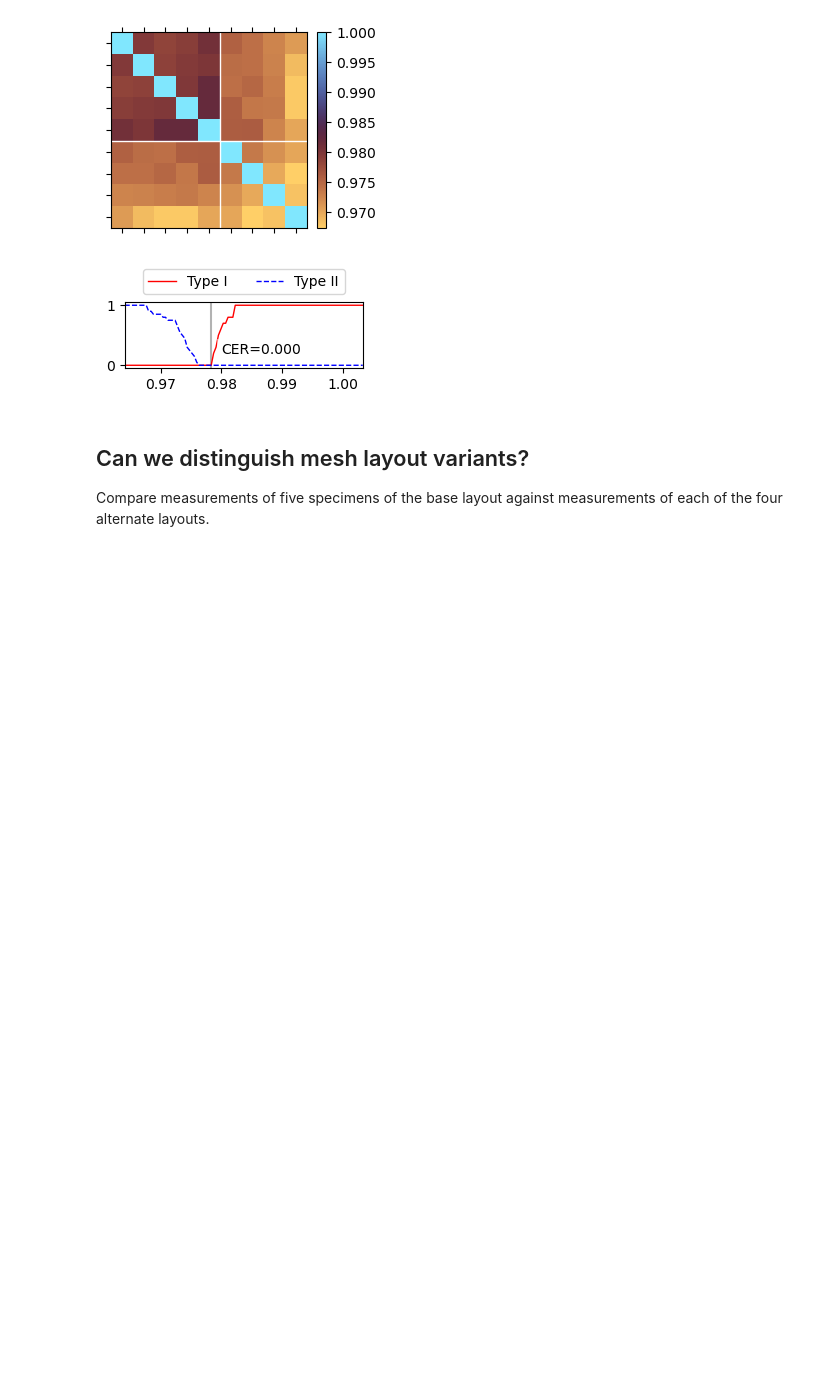
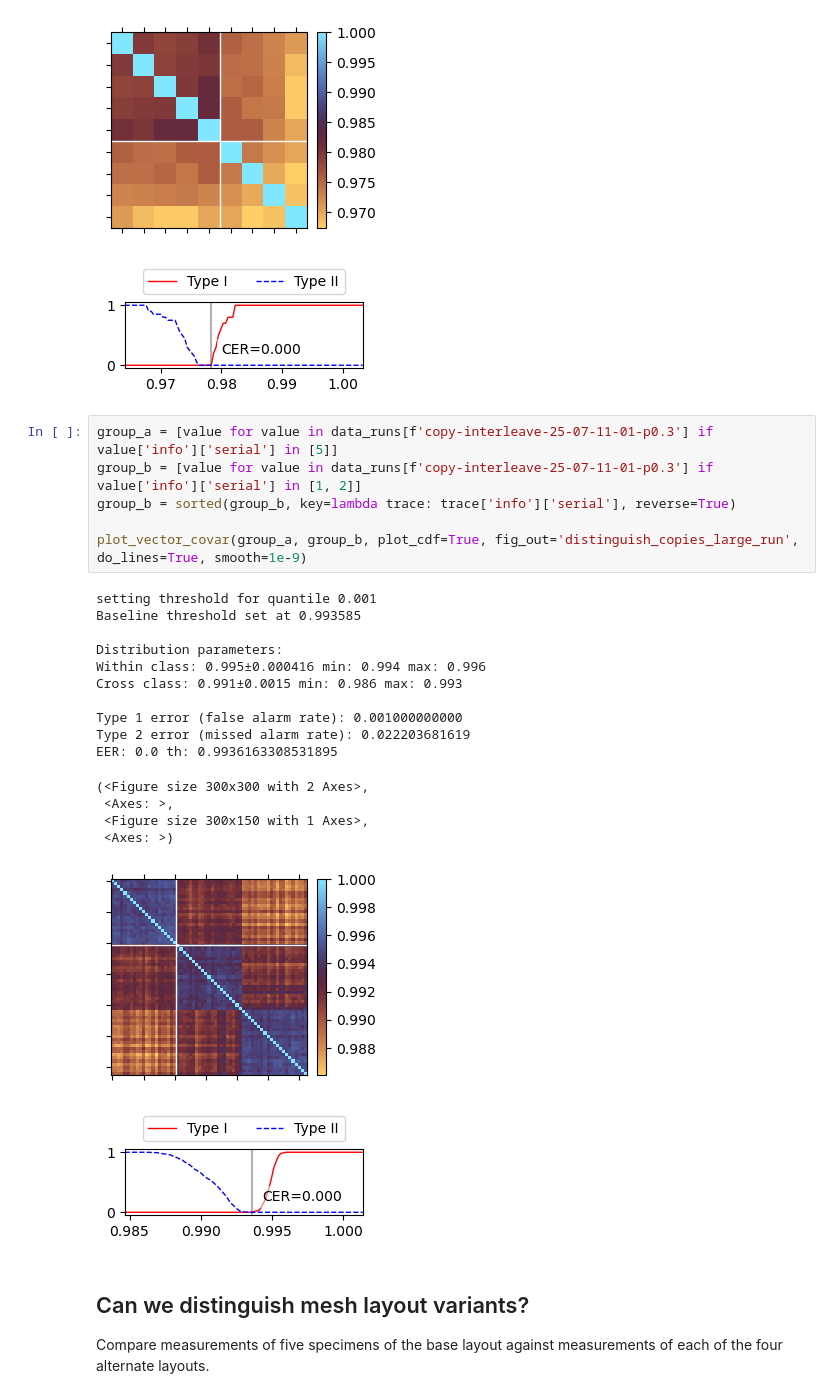
Before and after one commit to jaseg/sampling-mesh-monitor, a Jupyter notebook: jupyter_notebooks/classifier_tests.ipynb, the cells around one changed output. Cells and saved outputs as stored; diff of their text form; blank space fills up the shorter version.

Commit message:
Add distinguish copies run plots

```diff
--- a/jupyter_notebooks/classifier_tests.ipynb
+++ b/jupyter_notebooks/classifier_tests.ipynb
@@ -605,6 +605,29 @@ EER: 0.0 th: 0.9783344188685095
  <Axes: >)
 [figure]
 [figure]
+# %%
+group_a = [value for value in data_runs[f'copy-interleave-25-07-11-01-p0.3'] if value['info']['serial'] in [5]]
+group_b = [value for value in data_runs[f'copy-interleave-25-07-11-01-p0.3'] if value['info']['serial'] in [1, 2]]
+group_b = sorted(group_b, key=lambda trace: trace['info']['serial'], reverse=True)
+
+plot_vector_covar(group_a, group_b, plot_cdf=True, fig_out='distinguish_copies_large_run', do_lines=True, smooth=1e-9)
+# %% [output]
+setting threshold for quantile 0.001
+Baseline threshold set at 0.993585
+
+Distribution parameters:
+Within class: 0.995±0.000416 min: 0.994 max: 0.996
+Cross class: 0.991±0.0015 min: 0.986 max: 0.993
+
+Type 1 error (false alarm rate): 0.001000000000
+Type 2 error (missed alarm rate): 0.022203681619
+EER: 0.0 th: 0.9936163308531895
+(<Figure size 300x300 with 2 Axes>,
+ <Axes: >,
+ <Figure size 300x150 with 1 Axes>,
+ <Axes: >)
+[figure, added]
+[figure, added]
 # %% [markdown]
 ## Can we distinguish mesh layout variants?
 
```
Also changed, not shown: parts of 6 cells of this notebook, 5 other files.
